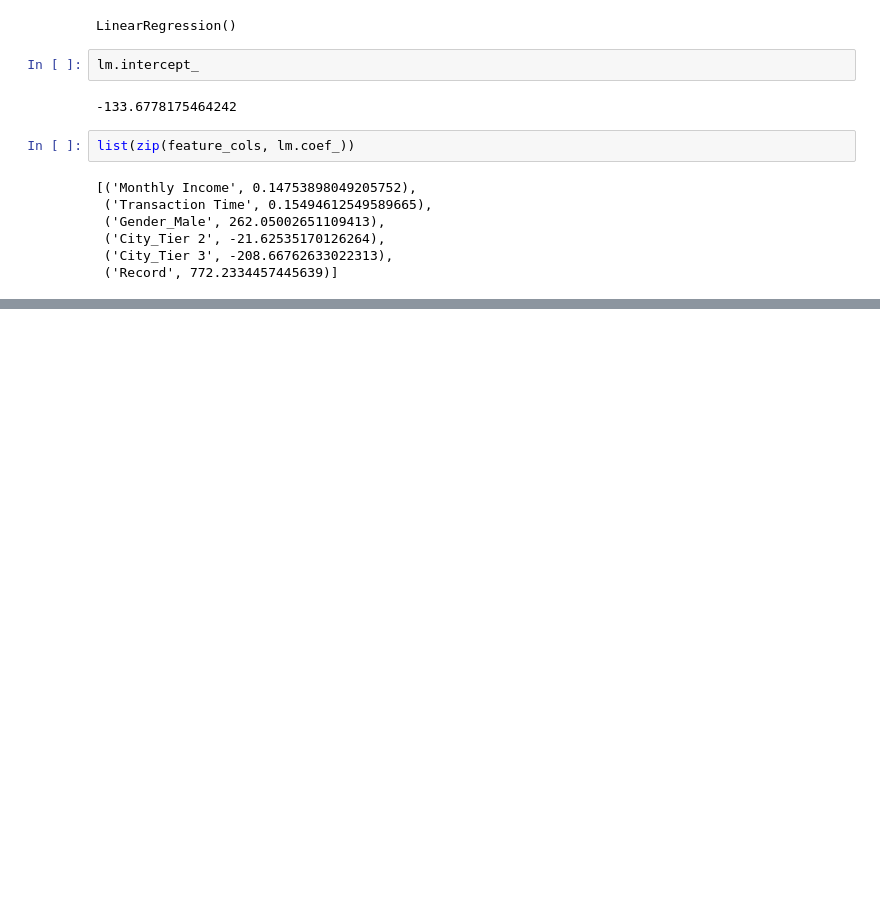
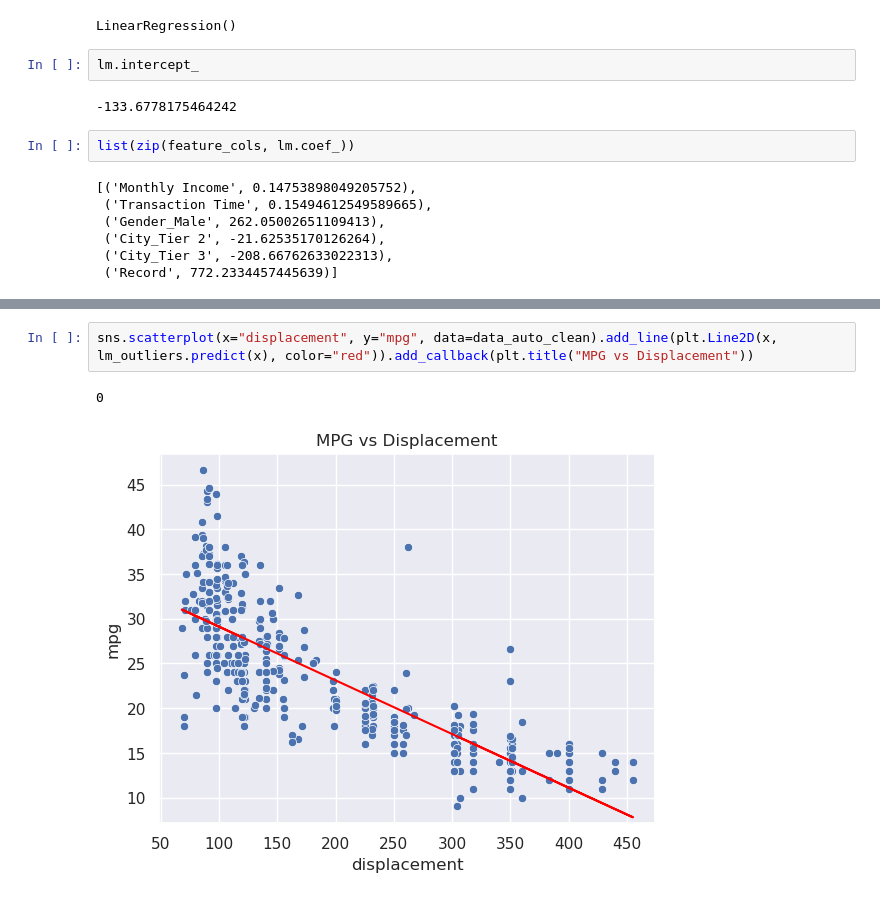
Before and after one commit to mmunozbe/ml-course, a Jupyter notebook: T4-5-Linear Regression-Problemas con RL.ipynb, the cells around one changed output, grey strips where cells are left out. Drawn from its saved outputs; the diff is of its cells as text; blank space fills up the shorter version.

```diff
--- a/T4-5-Linear Regression-Problemas con RL.ipynb
+++ b/T4-5-Linear Regression-Problemas con RL.ipynb
@@ -137,0 +313,5 @@ list(zip(feature_cols, lm.coef_))
+# %%
+sns.scatterplot(x="displacement", y="mpg", data=data_auto_clean).add_line(plt.Line2D(x, lm_outliers.predict(x), color="red")).add_callback(plt.title("MPG vs Displacement"))
+# %% [output]
+0
+[figure, added]
```
Also changed, not shown: parts of 36 cells of this notebook.
